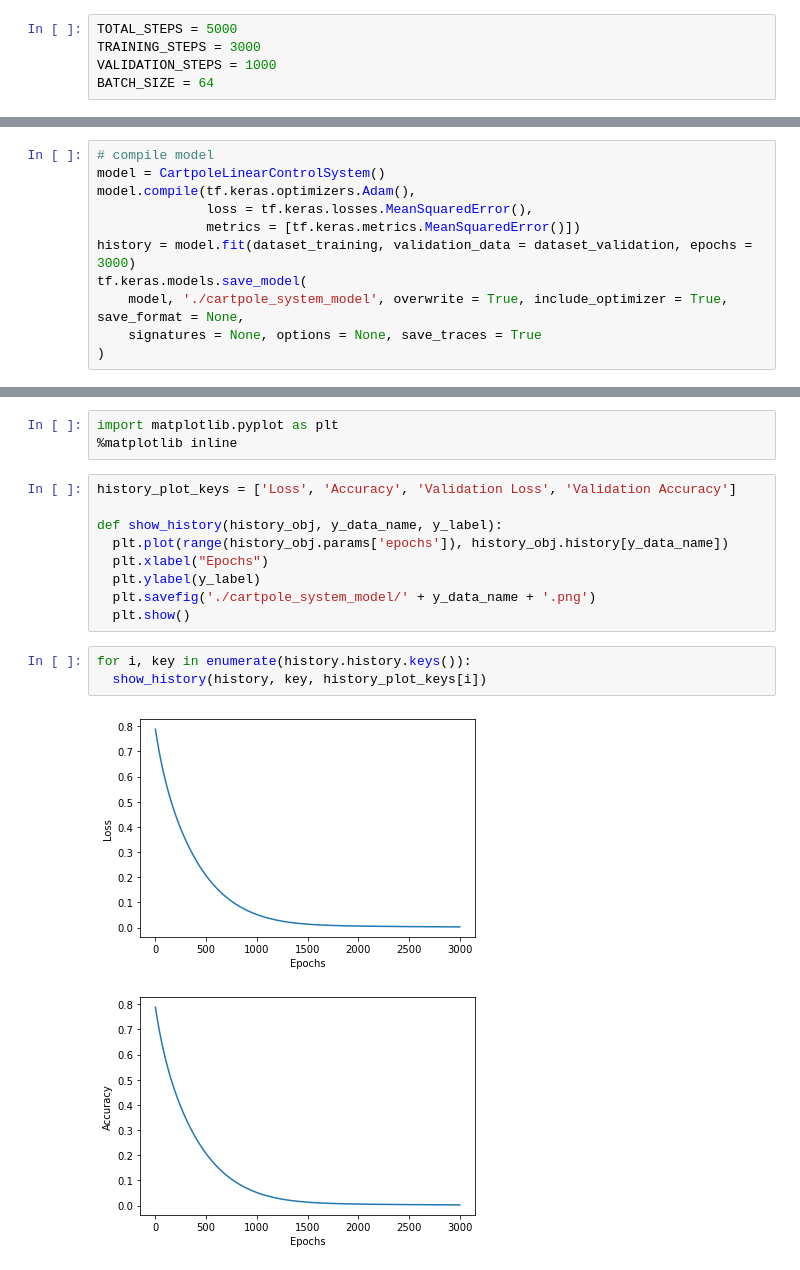
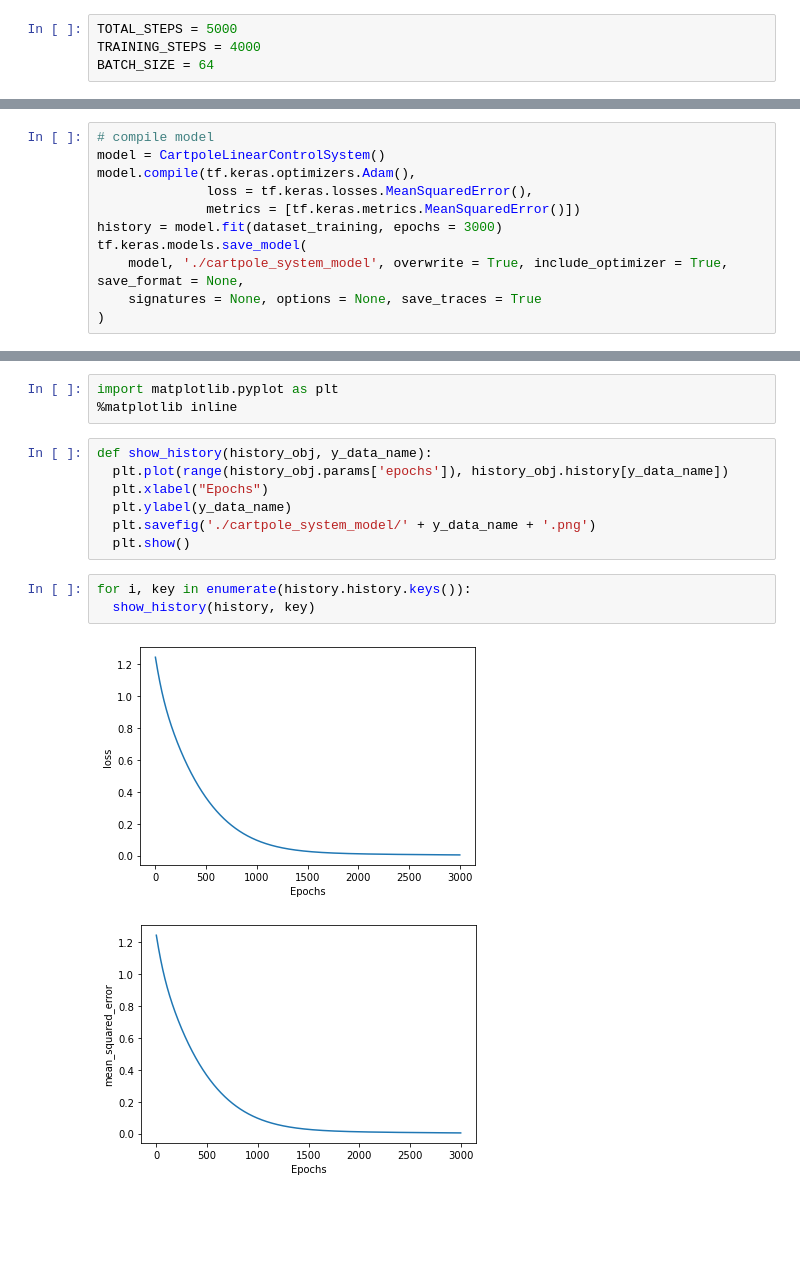
Before and after one commit to johnlime/ik_lqr, a Jupyter notebook: run/Cartpole System Training.ipynb, the cells around one changed output, grey strips where cells are left out. Cells and saved outputs as stored; diff of their text form; blank space fills up the shorter version.

Commit message:
removed unnecessary validation data (we are not tuning hyperparameters. It's LQR)

```diff
--- a/run/Cartpole System Training.ipynb
+++ b/run/Cartpole System Training.ipynb
@@ -7,8 +7,7 @@ import os
 from os import path
 # %%
 TOTAL_STEPS = 5000
-TRAINING_STEPS = 3000
-VALIDATION_STEPS = 1000
+TRAINING_STEPS = 4000
 BATCH_SIZE = 64
 # %% [markdown]
 ## Cartpole-v0 Info
@@ -128,7 +117,7 @@ model = CartpoleLinearControlSystem()
 model.compile(tf.keras.optimizers.Adam(),
               loss = tf.keras.losses.MeanSquaredError(),
               metrics = [tf.keras.metrics.MeanSquaredError()])
-history = model.fit(dataset_training, validation_data = dataset_validation, epochs = 3000)
+history = model.fit(dataset_training, epochs = 3000)
 tf.keras.models.save_model(
     model, './cartpole_system_model', overwrite = True, include_optimizer = True, save_format = None,
     signatures = None, options = None, save_traces = True
@@ -175,17 +162,15 @@ dict_keys(['loss', 'mean_squared_error'])
 import matplotlib.pyplot as plt
 %matplotlib inline
 # %%
-history_plot_keys = ['Loss', 'Accuracy', 'Validation Loss', 'Validation Accuracy']
-
-def show_history(history_obj, y_data_name, y_label):
+def show_history(history_obj, y_data_name):
   plt.plot(range(history_obj.params['epochs']), history_obj.history[y_data_name])
   plt.xlabel("Epochs")
-  plt.ylabel(y_label)
+  plt.ylabel(y_data_name)
   plt.savefig('./cartpole_system_model/' + y_data_name + '.png')
   plt.show()
 # %%
 for i, key in enumerate(history.history.keys()):
-  show_history(history, key, history_plot_keys[i])
+  show_history(history, key)
 # %% [output]
-[figure, old version]
+[figure, new version]
-[figure, old version]
+[figure, new version]
```
Also changed, not shown: parts of 6 cells of this notebook, 13 other files.
